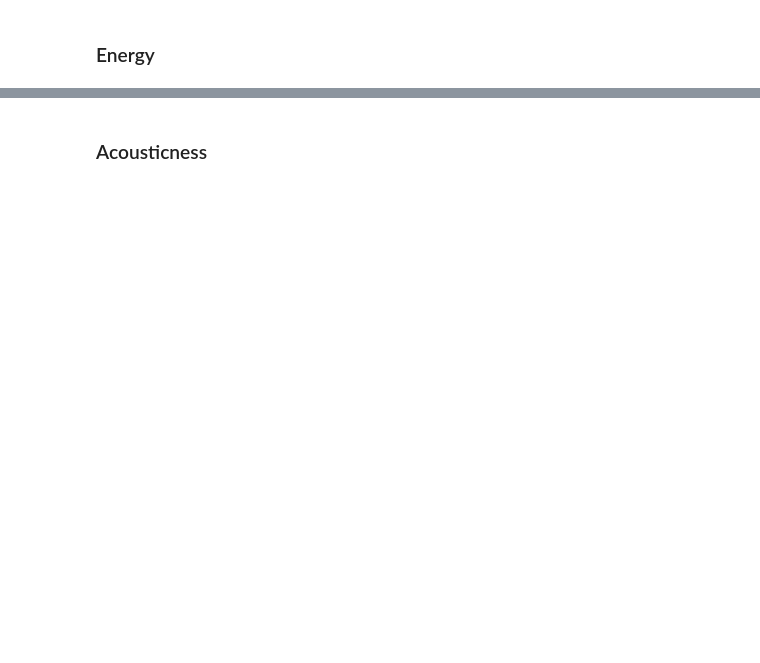
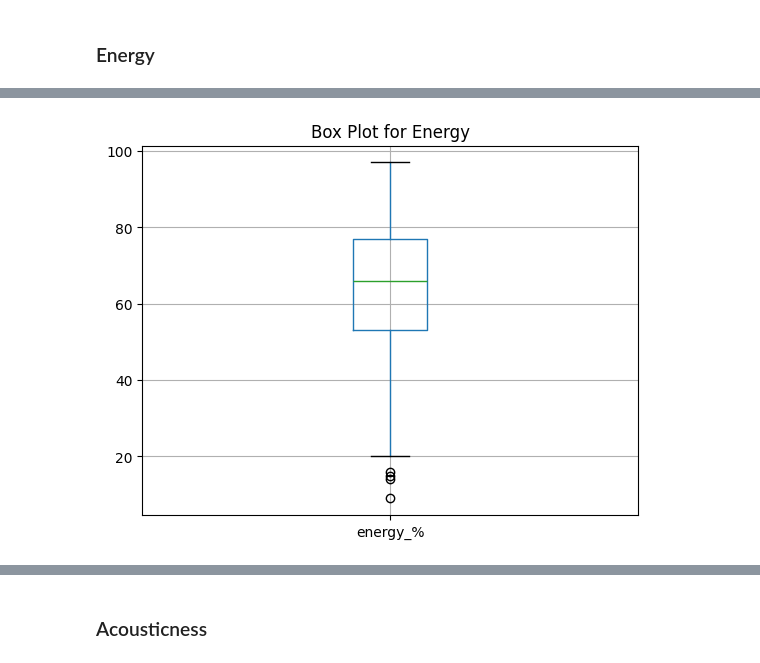
Before and after one commit to matheusinit/spotify-data, a Jupyter notebook: 00_init.ipynb, the cells around one changed output, grey strips where cells are left out. Saved outputs shown, nothing was run; the diff lists cells and outputs as text; code cells hidden in the pictures; blank space fills up the shorter version.

```diff
--- a/00_init.ipynb
+++ b/00_init.ipynb
@@ -83,0 +144,7 @@ energy.describe()
+# %%
+df.boxplot(column='energy_%')
+plt.title('Box Plot for Energy')
+
+plt.show()
+# %% [output]
+[figure, added]
```
Also changed, not shown: parts of 32 cells of this notebook.
